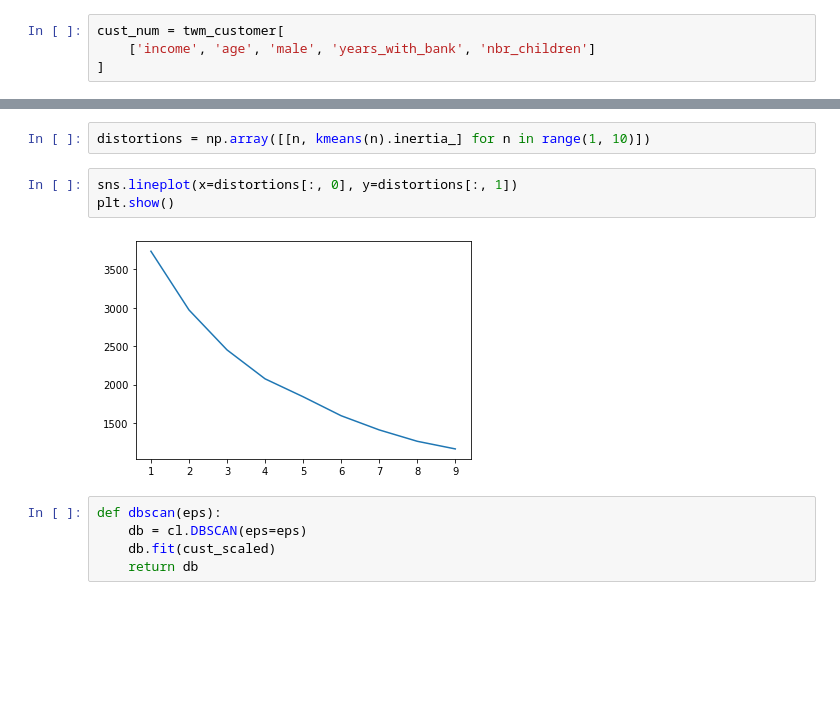
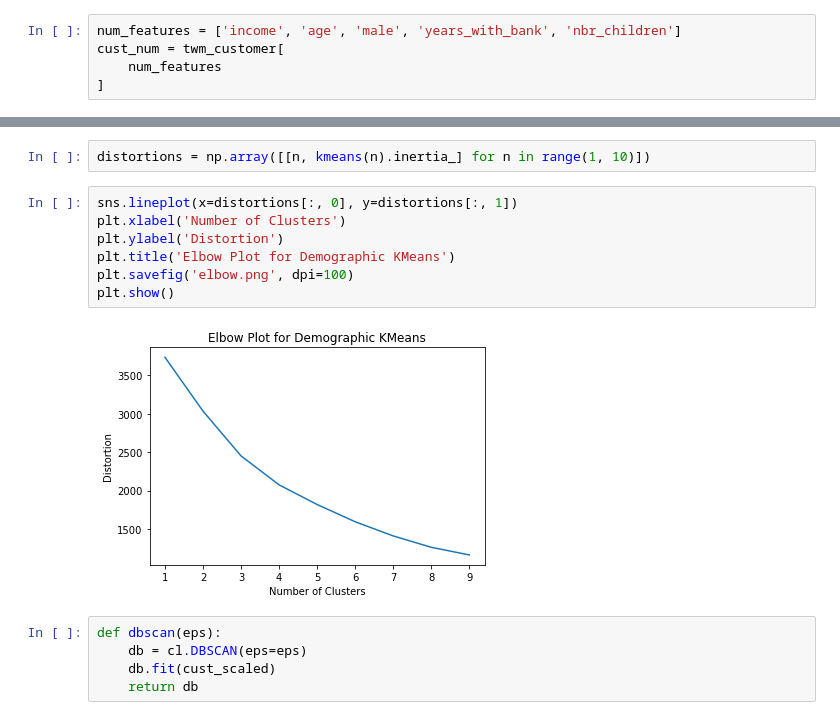
Before and after one commit to def-gthill/mini-project-banking, a Jupyter notebook: demographics.ipynb, the cells around one changed output, grey strips where cells are left out. Cells and saved outputs as stored; diff of their text form; blank space fills up the shorter version.

Commit message:
Finished my plots!

```diff
--- a/demographics.ipynb
+++ b/demographics.ipynb
@@ -67,6 +68,7 @@ twm_customer.describe()
 | 75% | 31338.000000 | 56.000000 | 6.000000 | 1.000000 | 2.000000 | 12039.000000 | 90082.000000 | 1.000000 |
 | max | 144157.000000 | 89.000000 | 9.000000 | 5.000000 | 4.000000 | 19940.000000 | 98186.000000 | 1.000000 |
 # %%
+num_features = ['income', 'age', 'male', 'years_with_bank', 'nbr_children']
 cust_num = twm_customer[
-    ['income', 'age', 'male', 'years_with_bank', 'nbr_children']
+    num_features
 ]
@@ -128,9 +132,13 @@ def kmeans(n_clusters):
 distortions = np.array([[n, kmeans(n).inertia_] for n in range(1, 10)])
 # %%
 sns.lineplot(x=distortions[:, 0], y=distortions[:, 1])
+plt.xlabel('Number of Clusters')
+plt.ylabel('Distortion')
+plt.title('Elbow Plot for Demographic KMeans')
+plt.savefig('elbow.png', dpi=100)
 plt.show()
 # %% [output]
-[figure, old version]
+[figure, new version]
 # %%
 def dbscan(eps):
     db = cl.DBSCAN(eps=eps)
```
Also changed, not shown: parts of 13 cells of this notebook, 5 other files.
